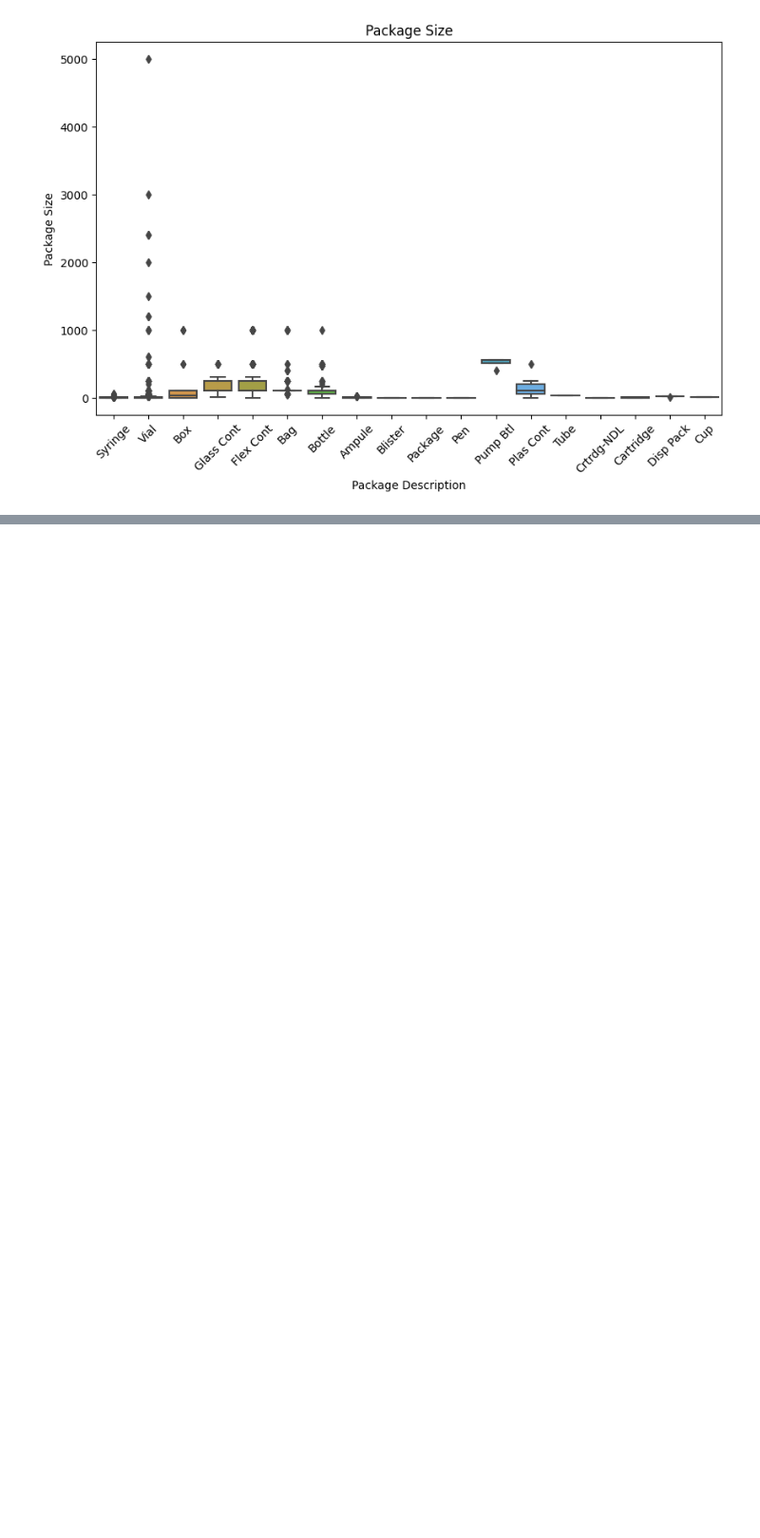
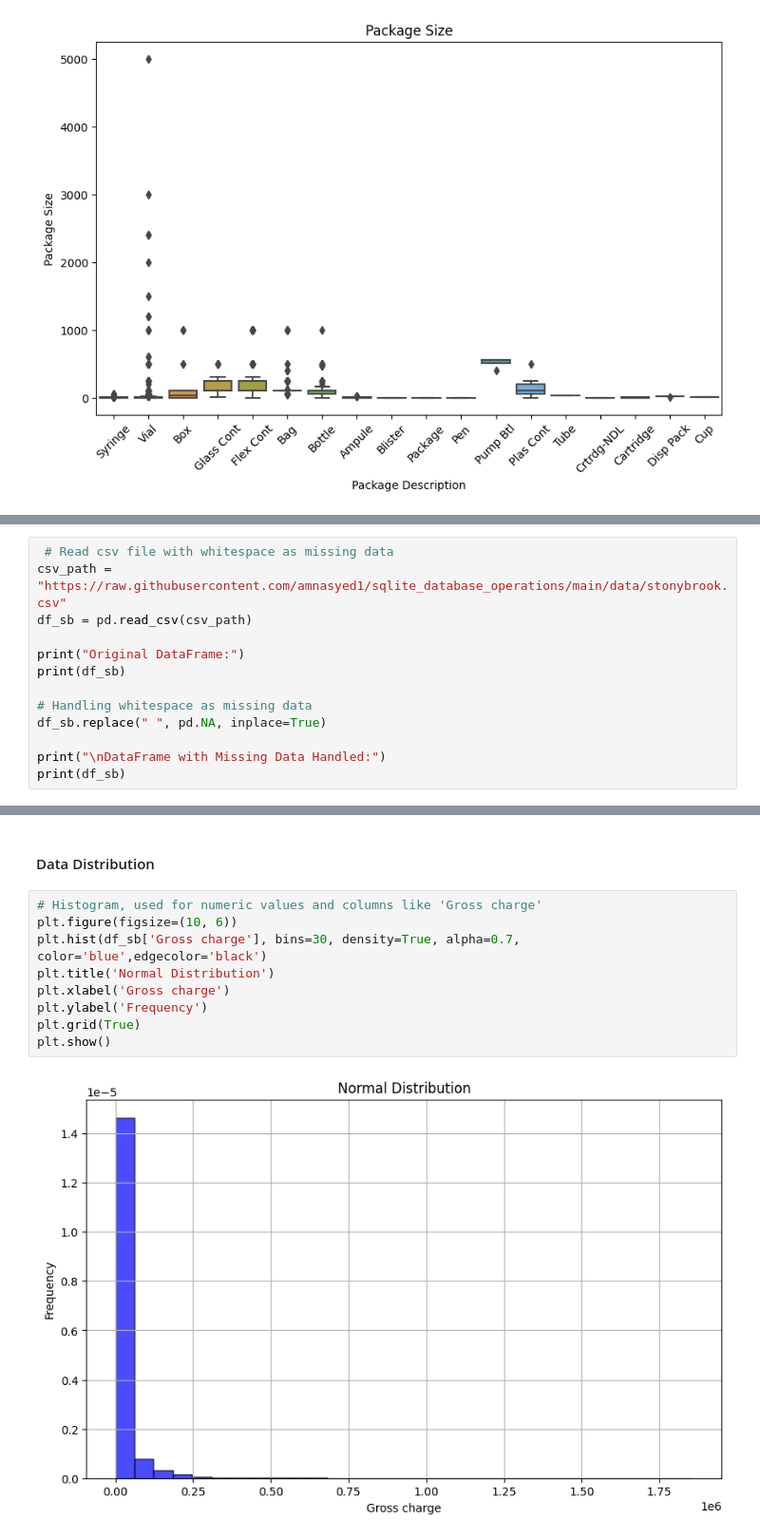
Before and after one commit to amnasyed1/sqlite_database_operations, a Jupyter notebook: sqlite_database_operations.ipynb, the cells around one changed output, grey strips where cells are left out. Shown at 95% size. Drawn from its saved outputs; the diff is of its cells as text; blank space fills up the shorter version.

```diff
--- a/sqlite_database_operations.ipynb
+++ b/sqlite_database_operations.ipynb
@@ -225,0 +323,13 @@ plt.show()
+# %%
+ # Read csv file with whitespace as missing data
+csv_path = "https://raw.githubusercontent.com/amnasyed1/sqlite_database_operations/main/data/stonybrook.csv"
+df_sb = pd.read_csv(csv_path)
+
+print("Original DataFrame:")
+print(df_sb)
+
+# Handling whitespace as missing data
+df_sb.replace(" ", pd.NA, inplace=True)
+
+print("\nDataFrame with Missing Data Handled:")
+print(df_sb)
@@ -225,0 +425,13 @@ plt.show()
+# %% [markdown]
+#### Data Distribution
+# %%
+# Histogram, used for numeric values and columns like 'Gross charge'
+plt.figure(figsize=(10, 6))
+plt.hist(df_sb['Gross charge'], bins=30, density=True, alpha=0.7, color='blue',edgecolor='black')
+plt.title('Normal Distribution')
+plt.xlabel('Gross charge')
+plt.ylabel('Frequency')
+plt.grid(True)
+plt.show()
+# %% [output]
+[figure, added]
```
Also changed, not shown: parts of 17 cells of this notebook.
